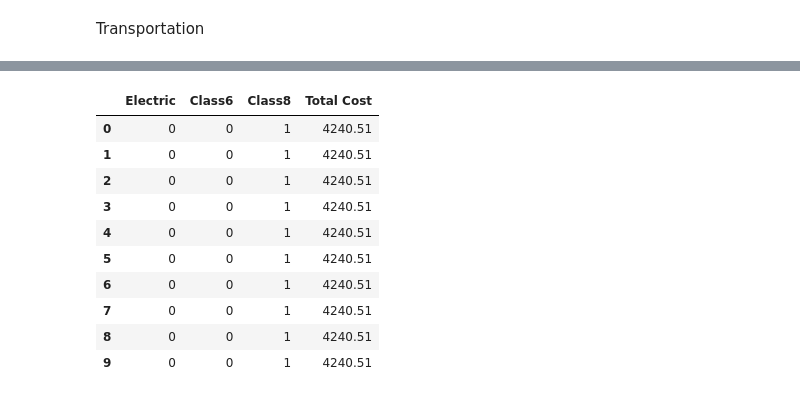
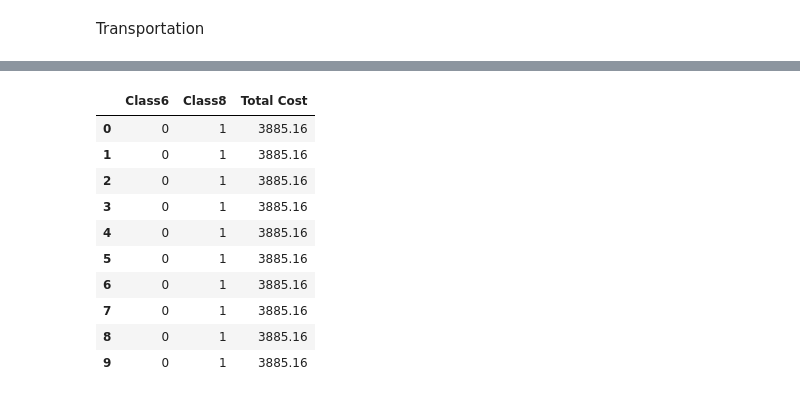
Before and after one commit to biekeleenknegt/SCM_GW, a Jupyter notebook: FULL_CODE.ipynb, the cells around one changed output, grey strips where cells are left out. Drawn from its saved outputs; the diff is of its cells as text; code cells hidden in the pictures.

```diff
--- a/FULL_CODE.ipynb
+++ b/FULL_CODE.ipynb
@@ -1804,90 +1806,64 @@ import pandas as pd
 #following the algorithm to find the shipping costs
 
 #Based on data from Amazon Trucks
-#ElectricVan: Electric
-#Small-Medium truck: Class 6
+#Medium truck: Class 6
 #Large truck: Class 8
 
 #Cost per km
-cost_per_km_electric = 0.81
-cost_per_km_class6 = 1.025
-cost_per_km_class8 = 1.27
+cost_per_km_Class6 = 0.16 + 0.18 + 0.08 + 0.50
+cost_per_km_Class8 = 0.20 + 0.22 + 0.10 + 0.60
 distance_km = 2369
 
 #Truck capacities
-capacity_electric = 20
-capacity_class6 = 50
-capacity_class8 = 108
+capacity_Class6 = 50
+capacity_Class8 = 100
 
 #Volumes to shipped based on the volumes of prepacks (this is from other group)
 volumes = [52.774, 58.47, 61.45, 70.62, 70.33, 76.66, 76.61, 80.88, 80.09, 79.80]
 
-
-
 #Fuel prices and efficiencies
 fuel_price = 1.56  # per liter based on the average of our locations
-efficiency_class6 = 5 # km per liter
-efficiency_class8 = 3
-electric_price_km = 0.079
-
-
-"""
-This function: Tries every possible combination of trucks that can carry the given volume.
-Computes base transport costs (rate × distance × number of trucks).
-Computes fuel costs (based on distance, fuel efficiency, and number of trucks).
-Returns the cheapest combination that can carry the volume.
-
-Key Steps:
-Loops through all feasible combinations of small, medium, and large trucks.
-Skips combinations where total capacity is less than the required volume.
-Calculates:
-Base cost for each truck type.
-Fuel cost for each truck type.
-
-"""
-
+efficiency_Class6 = 5 # km per liter
+efficiency_Class8 = 3
 
 def calculate_combination_costs(volume):
     best_cost = float('inf')
     best_combination = None
 
     # Try all combinations
-    for num_class8 in range(int(volume // capacity_class8) + 2):
-        for num_class6 in range(int(volume // capacity_class6) + 2):
-            for num_electric in range(int(volume // capacity_electric) + 2):
-                total_capacity = num_class8 * capacity_class8 + num_class6 * capacity_class6 + num_electric * capacity_electric
-                if total_capacity >= volume:
-                    # Base costs
-                    base_cost_electric = num_electric * cost_per_km_electric * distance_km
-                    base_cost_class6 = num_class6 * cost_per_km_class6 * distance_km
-                    base_cost_class8 = num_class8 * cost_per_km_class8 * distance_km
+    for num_Class8 in range(int(volume // capacity_Class8) + 2):
+        for num_Class6 in range(int(volume // capacity_Class6) + 2):
+            total_capacity = num_Class8 * capacity_Class8 + num_Class6 * capacity_Class6
+            if total_capacity >= volume:
+                # Base costs
+                base_cost_Class6 = num_Class6 * cost_per_km_Class6 * distance_km
+                base_cost_Class8 = num_Class8 * cost_per_km_Class8 * distance_km
 
-                    # Fuel costs
-                    fuel_cost_electric = distance_km * electric_price_km * num_electric
-                    fuel_cost_class6 = distance_km * (1 / efficiency_class6) * fuel_price * num_class6
-                    fuel_cost_class8 = distance_km * (1 / efficiency_class8) * fuel_price * num_class8
-                    # Total costs
-                    total_cost = base_cost_electric + base_cost_class6 + base_cost_class8 + fuel_cost_electric + fuel_cost_class6 + fuel_cost_class8
-                    if total_cost < best_cost:
-                        best_cost = total_cost
-                        best_combination = (num_electric, num_class6, num_class8, total_cost)
+                # Fuel costs
+                fuel_cost_class6 = distance_km * (1 / efficiency_Class6) * fuel_price * num_Class6
+                fuel_cost_class8 = distance_km * (1 / efficiency_Class8) * fuel_price * num_Class8
+                # Total costs
+                total_cost =  base_cost_Class6 + base_cost_Class8  + fuel_cost_class6 + fuel_cost_class8
+                if total_cost < best_cost:
+                    best_cost = total_cost
+                    best_combination = ( num_Class6, num_Class8, total_cost)
 
     return best_combination
 
 
 #Applies the function to each shipment volume in the list
 combination_costs = [calculate_combination_costs(volume) for volume in volumes]
-combination_costs = pd.DataFrame(combination_costs, columns=['Electric', 'Class6', 'Class8', 'Total Cost'])
+combination_costs = pd.DataFrame(combination_costs, columns=[ 'Class6', 'Class8', 'Total Cost'])
 combination_costs
 # %% [output]
-|  | Electric | Class6 | Class8 | Total Cost |
-| 0 | 0 | 0 | 1 | 4240.51 |
-| 1 | 0 | 0 | 1 | 4240.51 |
-| 2 | 0 | 0 | 1 | 4240.51 |
-| 3 | 0 | 0 | 1 | 4240.51 |
-| 4 | 0 | 0 | 1 | 4240.51 |
-| 5 | 0 | 0 | 1 | 4240.51 |
-| 6 | 0 | 0 | 1 | 4240.51 |
-| 7 | 0 | 0 | 1 | 4240.51 |
-| 8 | 0 | 0 | 1 | 4240.51 |
-| 9 | 0 | 0 | 1 | 4240.51 |
+|  | Class6 | Class8 | Total Cost |
+| 0 | 0 | 1 | 3885.16 |
+| 1 | 0 | 1 | 3885.16 |
+| 2 | 0 | 1 | 3885.16 |
+| 3 | 0 | 1 | 3885.16 |
+| 4 | 0 | 1 | 3885.16 |
+| 5 | 0 | 1 | 3885.16 |
+| 6 | 0 | 1 | 3885.16 |
+| 7 | 0 | 1 | 3885.16 |
+| 8 | 0 | 1 | 3885.16 |
+| 9 | 0 | 1 | 3885.16 |
```
Also changed, not shown: parts of 3 cells of this notebook.
